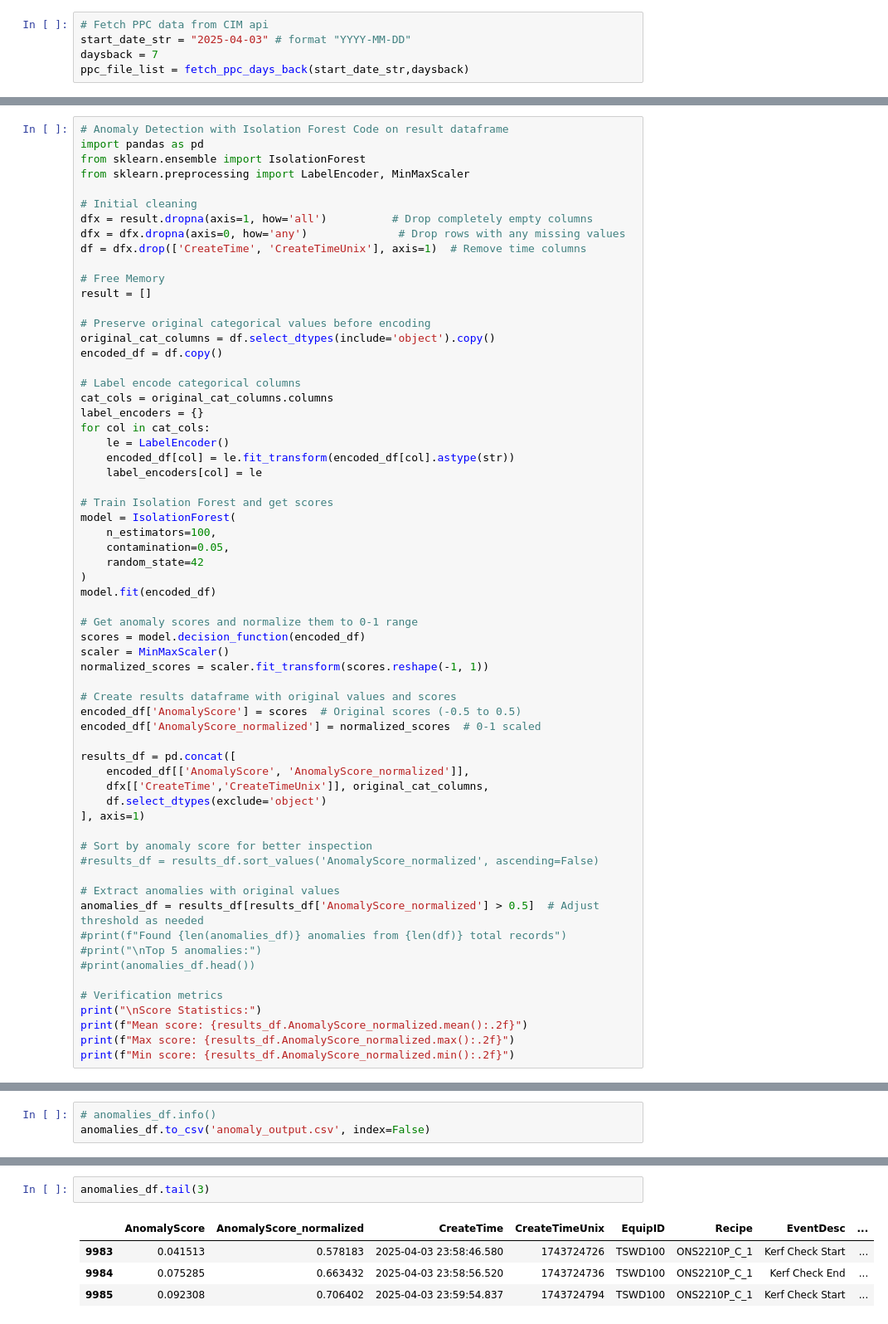
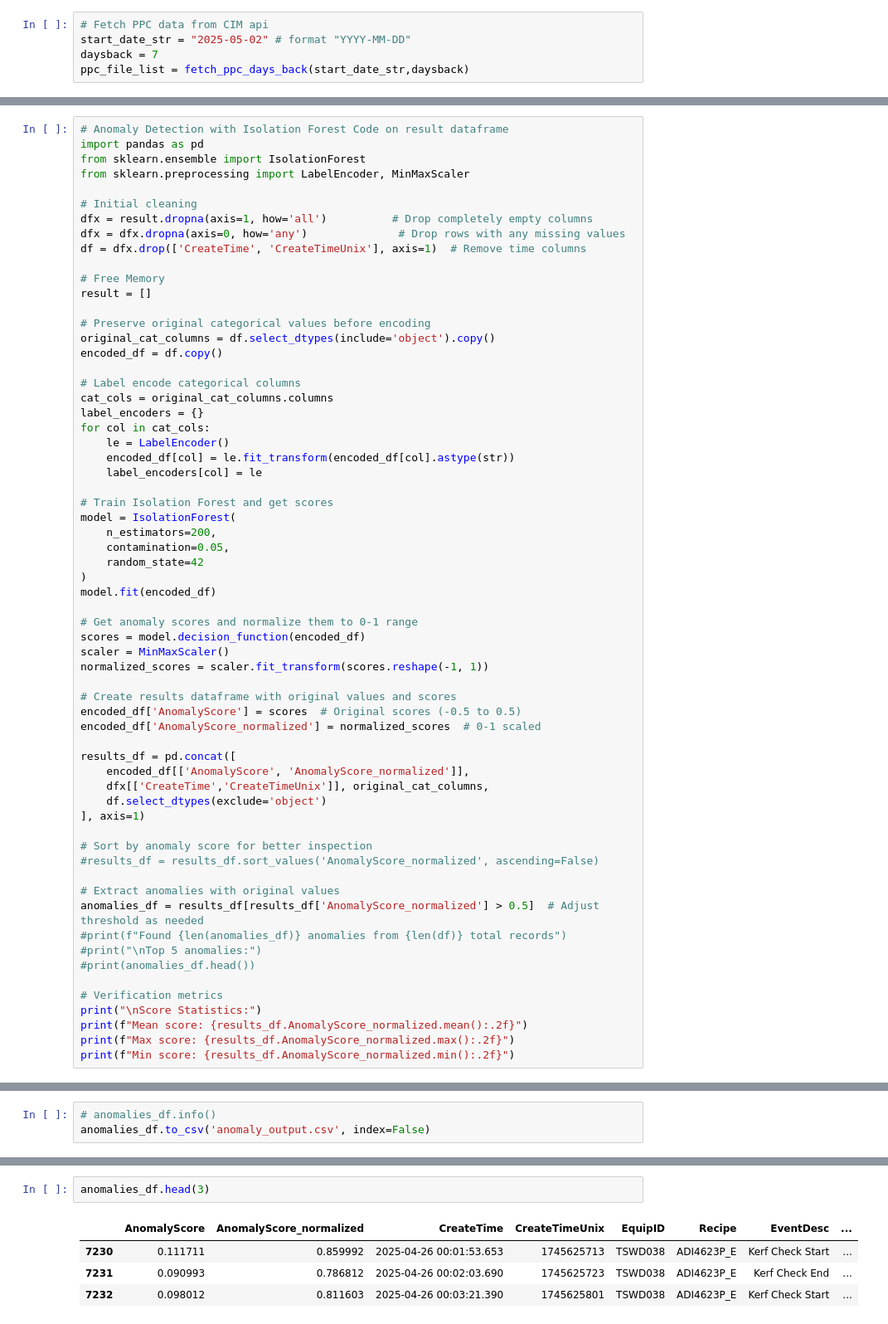
Before and after one commit to theerawatramchuen/ppc_saw, a Jupyter notebook: ppc_saw_anomaly_max_api_1.ipynb, the cells around one changed output, grey strips where cells are left out. Shown at 83% size. Drawn from its saved outputs; the diff is of its cells as text.

```diff
--- a/ppc_saw_anomaly_max_api_1.ipynb
+++ b/ppc_saw_anomaly_max_api_1.ipynb
@@ -7,7 +7,7 @@ import polars as pl
 from ppclib import fetch_ppc_data, fetch_ppc_days_back, get_data_profile, combine_ppc_dataframe, blank_svid_ecid, get_parameter, param_spliting, combine
 # %%
 # Fetch PPC data from CIM api
-start_date_str = "2025-04-03" # format "YYYY-MM-DD"
+start_date_str = "2025-05-02" # format "YYYY-MM-DD"
 daysback = 7
 ppc_file_list = fetch_ppc_days_back(start_date_str,daysback)
 # %% [output]
@@ -92,7 +96,7 @@ for col in cat_cols:
 
 # Train Isolation Forest and get scores
 model = IsolationForest(
-    n_estimators=100,
+    n_estimators=200,
     contamination=0.05,
     random_state=42
 )
@@ -177,7 +197,7 @@ dfx.tail(3)
 # %%
-anomalies_df.tail(3)
+anomalies_df.head(3)
 # %% [output]
 |  | AnomalyScore | AnomalyScore_normalized | CreateTime | CreateTimeUnix | EquipID | Recipe | EventDesc | ... |
-| 9983 | 0.041513 | 0.578183 | 2025-04-03 23:58:46.580 | 1743724726 | TSWD100 | ONS2210P_C_1 | Kerf Check Start | ... |
-| 9984 | 0.075285 | 0.663432 | 2025-04-03 23:58:56.520 | 1743724736 | TSWD100 | ONS2210P_C_1 | Kerf Check End | ... |
-| 9985 | 0.092308 | 0.706402 | 2025-04-03 23:59:54.837 | 1743724794 | TSWD100 | ONS2210P_C_1 | Kerf Check Start | ... |
+| 7230 | 0.111711 | 0.859992 | 2025-04-26 00:01:53.653 | 1745625713 | TSWD038 | ADI4623P_E | Kerf Check Start | ... |
+| 7231 | 0.090993 | 0.786812 | 2025-04-26 00:02:03.690 | 1745625723 | TSWD038 | ADI4623P_E | Kerf Check End | ... |
+| 7232 | 0.098012 | 0.811603 | 2025-04-26 00:03:21.390 | 1745625801 | TSWD038 | ADI4623P_E | Kerf Check Start | ... |
```
Also changed, not shown: parts of 20 cells of this notebook, 1 other file.
